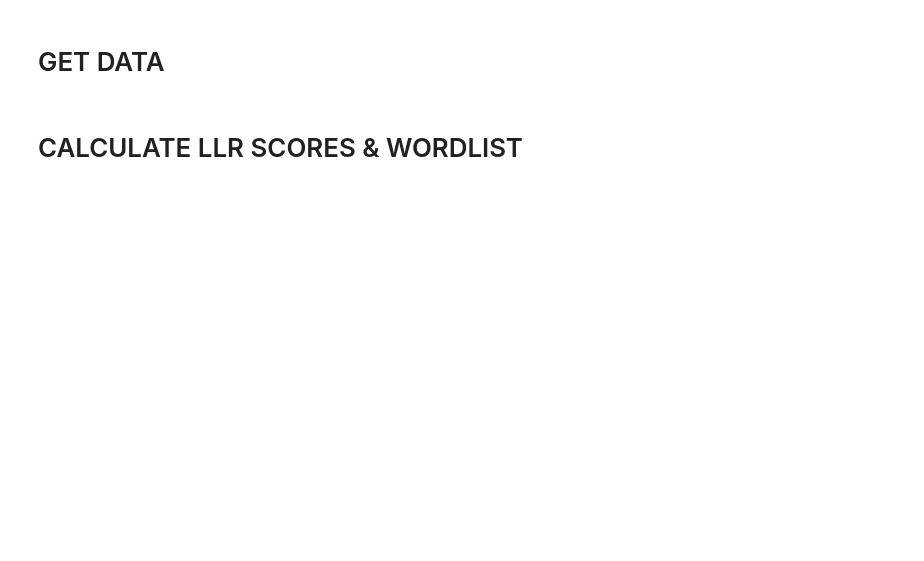
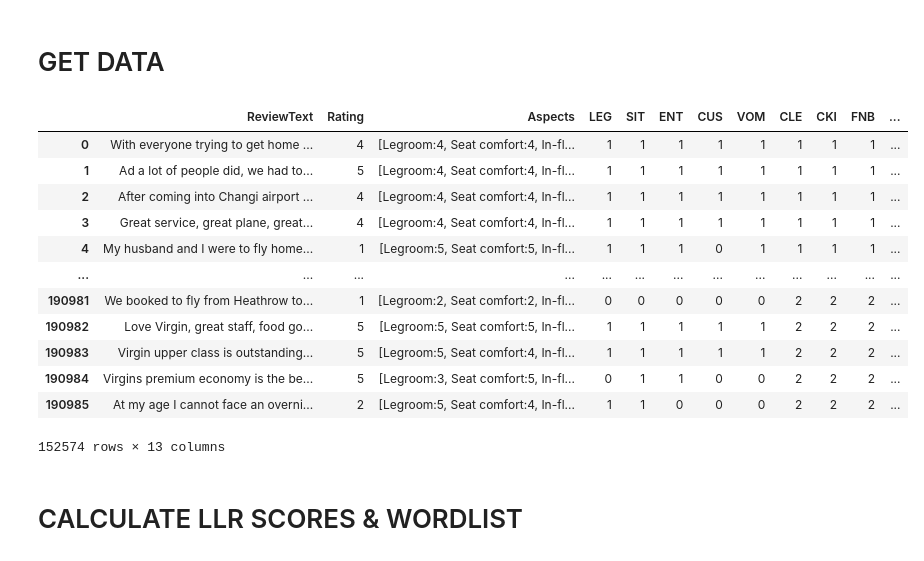
Before and after one commit to duyduc1110/BertLLREmbedding, a Jupyter notebook: playground.ipynb, the cells around one changed output. Cells and saved outputs as stored; diff of their text form; code cells hidden in the pictures; blank space fills up the shorter version.

```diff
--- a/playground.ipynb
+++ b/playground.ipynb
@@ -312,0 +306,23 @@ for col in tqdm.notebook.tqdm(['input_ids', 'labels', 'llr_embeddings']):
+# %%
+# Load n process read data
+data = pd.read_csv('./data/pre-processed_50.csv', sep='\t', index_col=0)
+
+for col in tqdm.notebook.tqdm(['input_ids', 'labels', 'llr_embeddings']):
+    data[col] = [ast.literal_eval(i) for i in tqdm.notebook.tqdm(data[col].values)]
+
+
+# CALCULATE WEIGHT LOSS
+labels = pd.DataFrame([i for i in data.labels])
+beta = 0.9999
+#beta = (data.shape[0] - 1) / data.shape[0]
+weight_loss = []
+
+for i in labels:
+    n_sample = labels.loc[:, i].value_counts(0, 0).values
+    n_sample = 1.0 - np.power(beta, n_sample)
+    n_sample = (1.0 - beta) / n_sample
+    n_sample = n_sample / np.sum(n_sample)
+    weight_loss.append(n_sample)
+
+weight_loss = torch.tensor(weight_loss, device=DEVICE).float()
+weight_loss
@@ -319,2 +340,36 @@ data
+# %%
+data, tokenizer = get_data('./data/data_v3.txt', COL_NAMES)
+data['labels'] = list(data.iloc[:, 3:11].values)
+
+# CALCULATE WEIGHT LOSS
+labels = pd.DataFrame([i for i in data.labels])
+beta = 0.9999
+#beta = (data.shape[0] - 1) / data.shape[0]
+weight_loss = []
+
+for i in labels:
+    n_sample = labels.loc[:, i].value_counts(0, 0).values
+    n_sample = 1.0 - np.power(beta, n_sample)
+    n_sample = (1.0 - beta) / n_sample
+    n_sample = n_sample / np.sum(n_sample)
+    weight_loss.append(n_sample)
+
+weight_loss = torch.tensor(weight_loss, device=DEVICE).float()
+
+data
+# %% [output]
+|  | ReviewText | Rating | Aspects | LEG | SIT | ENT | CUS | VOM | CLE | CKI | FNB | ... |
+| 0 | With everyone trying to get home ... | 4 | [Legroom:4, Seat comfort:4, In-fl... | 1 | 1 | 1 | 1 | 1 | 1 | 1 | 1 | ... |
+| 1 | Ad a lot of people did, we had to... | 5 | [Legroom:4, Seat comfort:4, In-fl... | 1 | 1 | 1 | 1 | 1 | 1 | 1 | 1 | ... |
+| 2 | After coming into Changi airport ... | 4 | [Legroom:4, Seat comfort:4, In-fl... | 1 | 1 | 1 | 1 | 1 | 1 | 1 | 1 | ... |
+| 3 | Great service, great plane, great... | 4 | [Legroom:4, Seat comfort:4, In-fl... | 1 | 1 | 1 | 1 | 1 | 1 | 1 | 1 | ... |
+| 4 | My husband and I were to fly home... | 1 | [Legroom:5, Seat comfort:5, In-fl... | 1 | 1 | 1 | 0 | 1 | 1 | 1 | 1 | ... |
+| ... | ... | ... | ... | ... | ... | ... | ... | ... | ... | ... | ... | ... |
+| 190981 | We booked to fly from Heathrow to... | 1 | [Legroom:2, Seat comfort:2, In-fl... | 0 | 0 | 0 | 0 | 0 | 2 | 2 | 2 | ... |
+| 190982 | Love Virgin, great staff, food go... | 5 | [Legroom:5, Seat comfort:5, In-fl... | 1 | 1 | 1 | 1 | 1 | 2 | 2 | 2 | ... |
+| 190983 | Virgin upper class is outstanding... | 5 | [Legroom:5, Seat comfort:4, In-fl... | 1 | 1 | 1 | 1 | 1 | 2 | 2 | 2 | ... |
+| 190984 | Virgins premium economy is the be... | 5 | [Legroom:3, Seat comfort:5, In-fl... | 0 | 1 | 1 | 0 | 0 | 2 | 2 | 2 | ... |
+| 190985 | At my age I cannot face an overni... | 2 | [Legroom:5, Seat comfort:4, In-fl... | 1 | 1 | 0 | 0 | 0 | 2 | 2 | 2 | ... |
+152574 rows × 13 columns
 # %% [markdown]
 # CALCULATE LLR SCORES & WORDLIST
```
Also changed, not shown: parts of 21 cells of this notebook, 4 other files.
